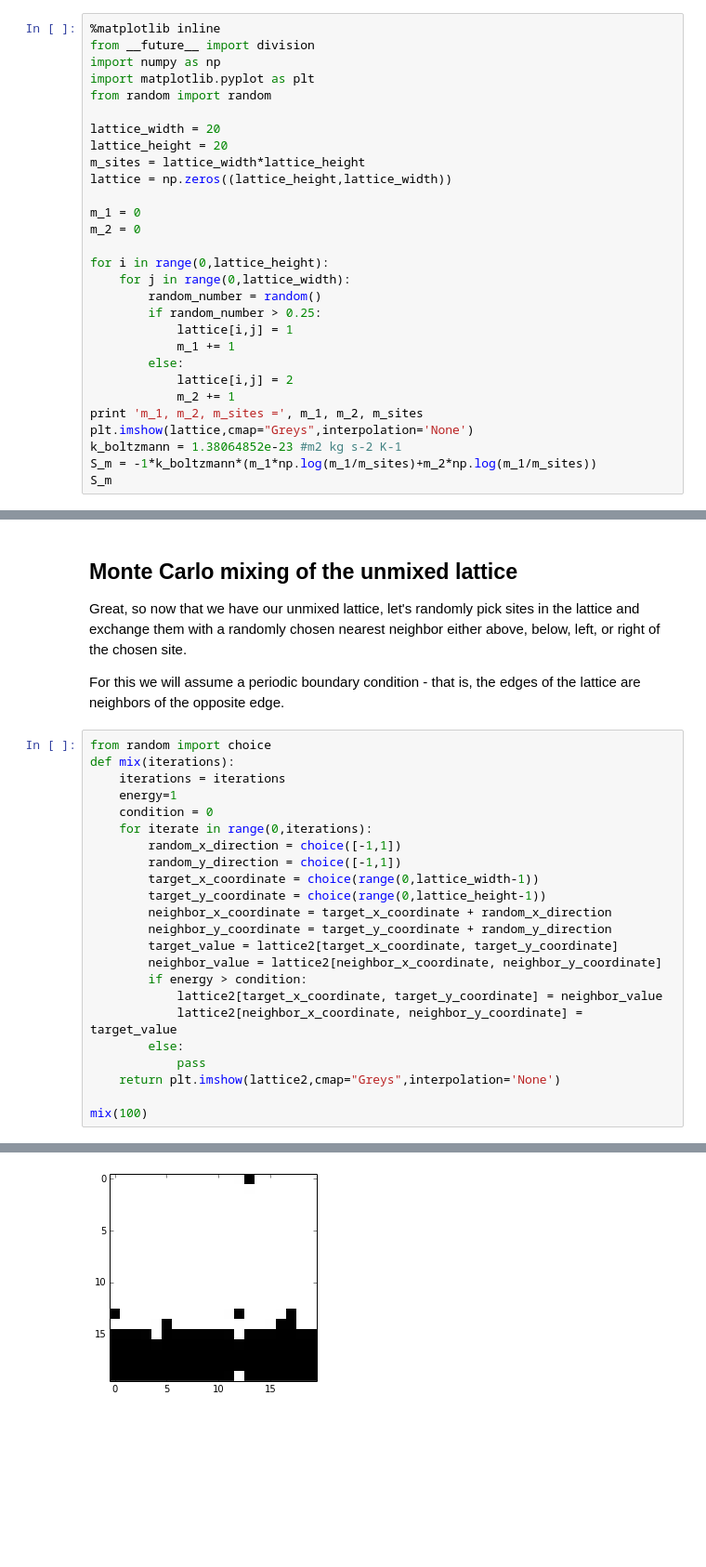
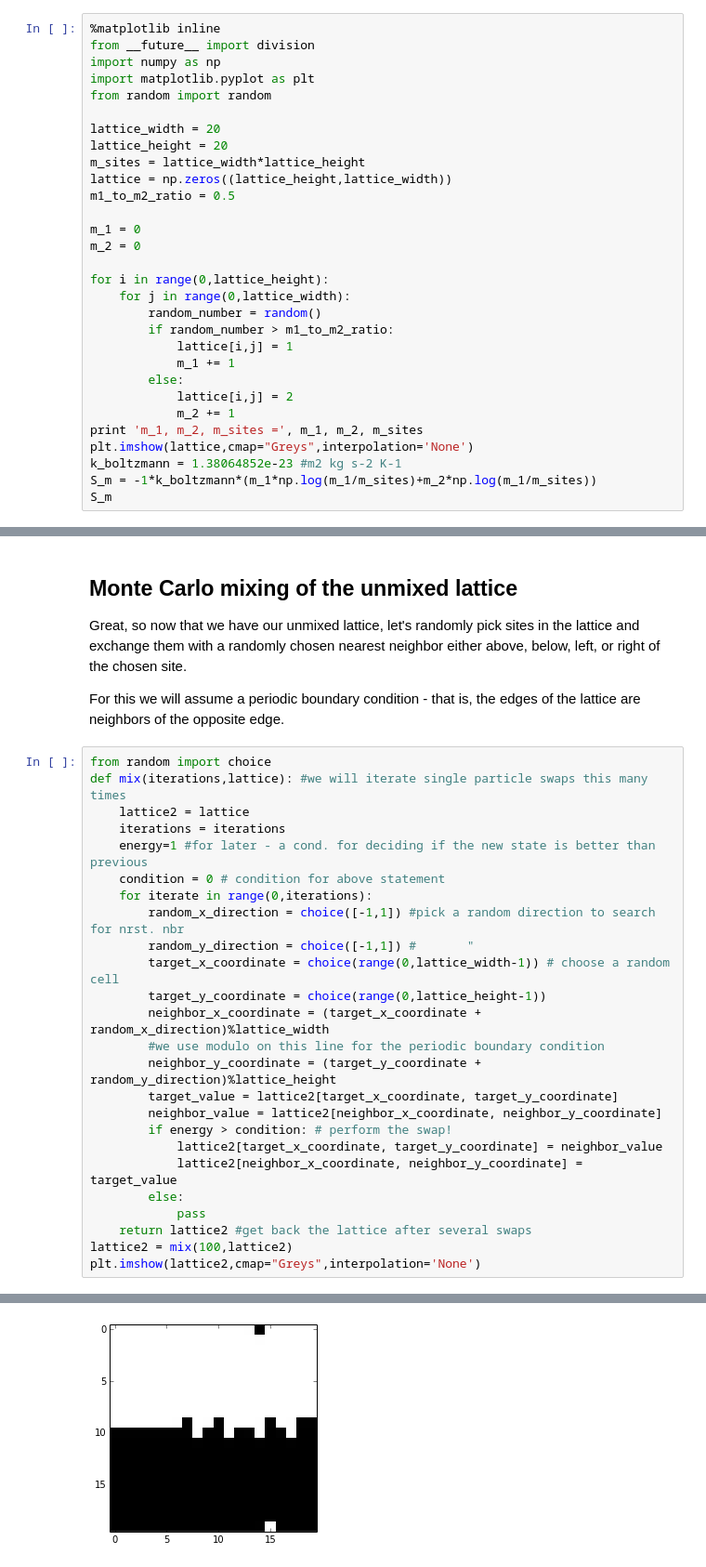
Before and after one commit to Intertangler/tutorials, a Jupyter notebook: 003_regular_solutions_tendency_towards_disorder.ipynb, the cells around one changed output, grey strips where cells are left out. Shown at 93% size. Drawn from its saved outputs; the diff is of its cells as text; blank space fills up the shorter version.

```diff
--- a/003_regular_solutions_tendency_towards_disorder.ipynb
+++ b/003_regular_solutions_tendency_towards_disorder.ipynb
@@ -14,6 +14,7 @@ lattice_width = 20
 lattice_height = 20
 m_sites = lattice_width*lattice_height
 lattice = np.zeros((lattice_height,lattice_width))
+m1_to_m2_ratio = 0.5
 
 m_1 = 0
 m_2 = 0
@@ -21,7 +22,7 @@ m_2 = 0
 for i in range(0,lattice_height):
     for j in range(0,lattice_width):
         random_number = random()
-        if random_number > 0.25:
+        if random_number > m1_to_m2_ratio:
             lattice[i,j] = 1
             m_1 += 1
         else:
@@ -63,27 +67,29 @@ Great, so now that we have our unmixed lattice, let's randomly pick sites in the
 For this we will assume a periodic boundary condition - that is, the edges of the lattice are neighbors of the opposite edge.
 # %%
 from random import choice
-def mix(iterations):
+def mix(iterations,lattice): #we will iterate single particle swaps this many times
+    lattice2 = lattice
     iterations = iterations
-    energy=1
-    condition = 0
+    energy=1 #for later - a cond. for deciding if the new state is better than previous
+    condition = 0 # condition for above statement
     for iterate in range(0,iterations):
-        random_x_direction = choice([-1,1])
-        random_y_direction = choice([-1,1])
-        target_x_coordinate = choice(range(0,lattice_width-1))
+        random_x_direction = choice([-1,1]) #pick a random direction to search for nrst. nbr
+        random_y_direction = choice([-1,1]) #       "
+        target_x_coordinate = choice(range(0,lattice_width-1)) # choose a random cell
         target_y_coordinate = choice(range(0,lattice_height-1))
-        neighbor_x_coordinate = target_x_coordinate + random_x_direction
-        neighbor_y_coordinate = target_y_coordinate + random_y_direction
+        neighbor_x_coordinate = (target_x_coordinate + random_x_direction)%lattice_width
+        #we use modulo on this line for the periodic boundary condition
+        neighbor_y_coordinate = (target_y_coordinate + random_y_direction)%lattice_height
         target_value = lattice2[target_x_coordinate, target_y_coordinate]
         neighbor_value = lattice2[neighbor_x_coordinate, neighbor_y_coordinate]
-        if energy > condition:
+        if energy > condition: # perform the swap!
             lattice2[target_x_coordinate, target_y_coordinate] = neighbor_value
             lattice2[neighbor_x_coordinate, neighbor_y_coordinate] = target_value
         else:
             pass
-    return plt.imshow(lattice2,cmap="Greys",interpolation='None')
-
-mix(100)
+    return lattice2 #get back the lattice after several swaps
+lattice2 = mix(100,lattice2)
+plt.imshow(lattice2,cmap="Greys",interpolation='None')
 # %% [output]
 <matplotlib.image.AxesImage at 0x...>
-[figure, old version]
+[figure, new version]
```
Also changed, not shown: parts of 13 cells of this notebook.
